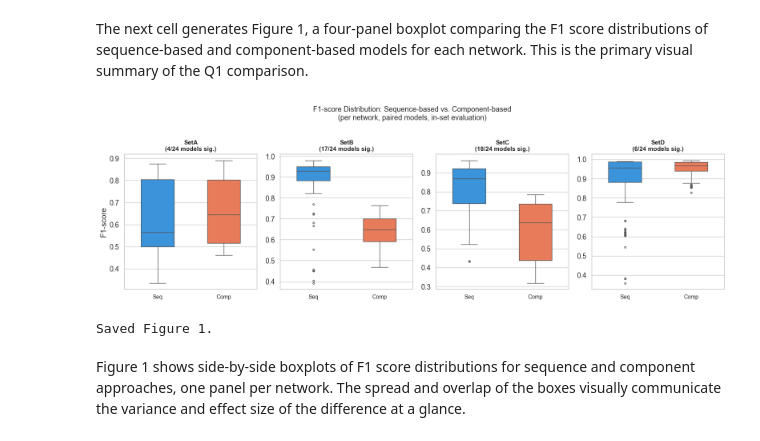
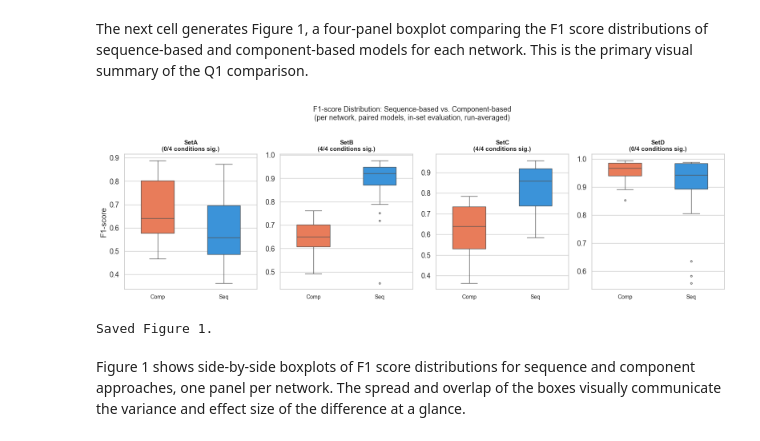
Before and after one commit to koumajos/ddos-results-analysis, a Jupyter notebook: Q1/Q1_analysis.ipynb, the cells around one changed output. Saved outputs shown, nothing was run; the diff lists cells and outputs as text; code cells hidden in the pictures.

```diff
--- a/Q1/Q1_analysis.ipynb
+++ b/Q1/Q1_analysis.ipynb
@@ -39,14 +39,18 @@ TAB_DIR   = Path('tables');   TAB_DIR.mkdir(exist_ok=True)
 
 # ── Style ──────────────────────────────────────────────────────────────────────
 sns.set_theme(style='whitegrid', palette='muted', font_scale=1.15)
-PALETTE = {'Sequence-based': '#2196F3', 'Component-based': '#FF7043'}
+PALETTE  = {'Sequence-based': '#2196F3', 'Component-based': '#FF7043'}
 NETWORKS = ['SetA', 'SetB', 'SetC', 'SetD']
 METRICS  = ['f1_score', 'accuracy', 'precision', 'recall']
-PRIMARY  = 'f1_score'   # headline metric (imbalanced DDoS detection)
+PRIMARY  = 'f1_score'
 
-# Models that have BOTH seq and component runs
+# Models present in BOTH sequence-based AND component-based configurations
+# (used for the fair seq vs comp comparison)
 PAIRED_MODELS = ['knn', 'lightgbm', 'logistic-regression',
-                 'random-forest', 'svm', 'xgboost']
+                 'random-forest', 'rnn', 'svm', 'xgboost']
+
+# Models that only exist in the sequence-based configuration
+SEQ_ONLY_MODELS = ['gru', 'lstm', 'mlp', 'nn']
 # %% [markdown]
 All required libraries are imported and the global Seaborn theme is configured (`whitegrid`, `muted` palette, font scale 1.15). Output directories for figures and tables are created. The analysis is now ready to begin.
 # %% [markdown]
@@ -362,37 +450,37 @@ Table 4 reports Wilcoxon signed-rank test p-values and Cohen's d effect sizes fo
 The next cell generates Figure 1, a four-panel boxplot comparing the F1 score distributions of sequence-based and component-based models for each network. This is the primary visual summary of the Q1 comparison.
 # %%
 # ── Figure 1: Boxplot F1 distribution per network, seq vs component ───────────
-plot_data = inset[
-    (inset['model'].isin(PAIRED_MODELS)) &
-    (inset['metric'] == PRIMARY)
+plot_data = avg[
+    (avg['model'].isin(PAIRED_MODELS)) &
+    (avg['metric'] == PRIMARY)
 ].copy()
 
 fig, axes = plt.subplots(1, 4, figsize=(16, 5), sharey=False)
 for ax, net in zip(axes, NETWORKS):
     sub = plot_data[plot_data['network'] == net]
-    sns.boxplot(data=sub, x='approach', y='value', hue='approach',
+    sns.boxplot(data=sub, x='approach', y='mean_value', hue='approach',
                 palette=PALETTE, ax=ax, width=0.5, fliersize=3, legend=False)
     ax.set_xlabel('')
     ax.set_ylabel('F1-score' if ax is axes[0] else '')
 
-    # Count significant models for this network
-    net_stat = stat_df[stat_df['network'] == net]
+    net_stat = stat_df.drop_duplicates(['network', 'task', 'split'])
+    net_stat = net_stat[net_stat['network'] == net]
     n_sig = int(net_stat['significant'].sum())
     n_tot = len(net_stat)
-    ax.set_title(f'{net}\n({n_sig}/{n_tot} models sig.)', fontsize=11, fontweight='bold')
-    ax.set_xticklabels(['Seq', 'Comp'], fontsize=10)
+    ax.set_title(f'{net}\n({n_sig}/{n_tot} conditions sig.)', fontsize=11, fontweight='bold')
+    ax.set_xticklabels(['Comp', 'Seq'], fontsize=10)
 
 fig.suptitle('F1-score Distribution: Sequence-based vs. Component-based\n'
-             '(per network, paired models, in-set evaluation)', fontsize=13, y=1.01)
+             '(per network, paired models, in-set evaluation, run-averaged)', fontsize=13, y=1.01)
 plt.tight_layout()
 plt.savefig(FIG_DIR / 'fig1_boxplot_seq_vs_comp_per_network.pdf',
             bbox_inches='tight', dpi=150)
 plt.savefig(FIG_DIR / 'fig1_boxplot_seq_vs_comp_per_network.png',
             bbox_inches='tight', dpi=150)
 plt.show()
 print("Saved Figure 1.")
 # %% [output]
-[figure, old version]
+[figure, new version]
 Saved Figure 1.
 # %% [markdown]
 Figure 1 shows side-by-side boxplots of F1 score distributions for sequence and component approaches, one panel per network. The spread and overlap of the boxes visually communicate the variance and effect size of the difference at a glance.
```
Also changed, not shown: parts of 21 cells of this notebook, 33 other files.
